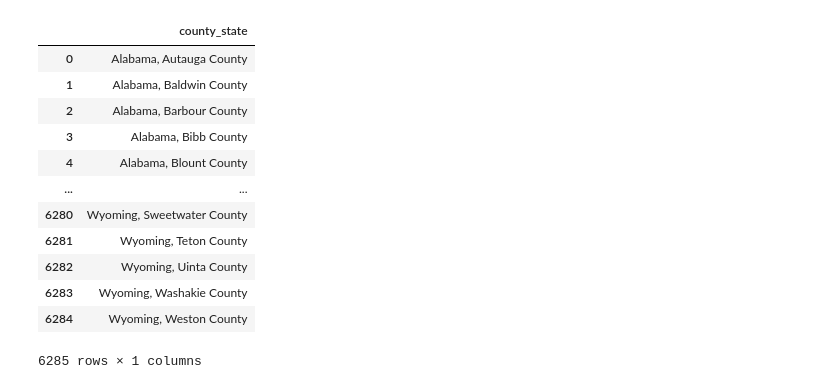
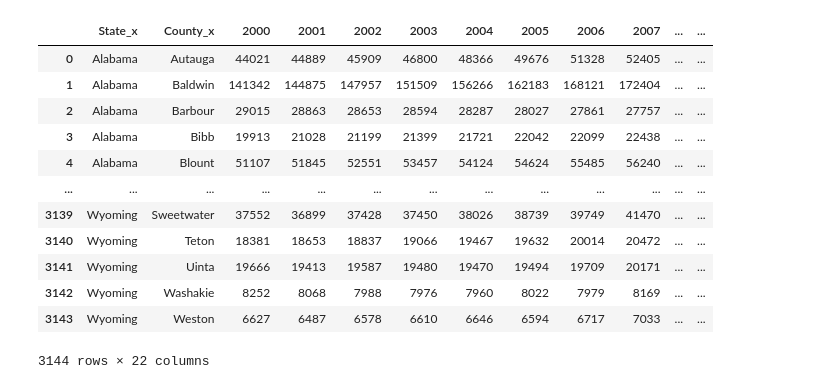
Before and after one commit to jennylynnramz/project1, a Jupyter notebook: Population Merge.ipynb, the cells around one changed output. Drawn from its saved outputs; the diff is of its cells as text; code cells hidden in the pictures.

```diff
--- a/Population Merge.ipynb
+++ b/Population Merge.ipynb
@@ -113,6 +113,6 @@ Population2000_loc
 3144 rows × 13 columns
 # %%
-Population2000.merge(Population2010, left_on='Location', right_on='Location', how='left')
+County_Population_Merge_2000_2016 = Population2000.merge(Population2010, left_on='Location', right_on='Location', how='left')
 
 #result = pd.concat([Population2010_loc, Population2000_loc], axis=1, sort=False)
 #result
@@ -143,16 +122,16 @@ location_list = pd.DataFrame(location_2000_2010, columns = ['county_state'])
-# %%
-location_list
-# %% [output]
-|  | county_state |
-| 0 | Alabama, Autauga County |
-| 1 | Alabama, Baldwin County |
-| 2 | Alabama, Barbour County |
-| 3 | Alabama, Bibb County |
-| 4 | Alabama, Blount County |
-| ... | ... |
-| 6280 | Wyoming, Sweetwater County |
-| 6281 | Wyoming, Teton County |
-| 6282 | Wyoming, Uinta County |
-| 6283 | Wyoming, Washakie County |
-| 6284 | Wyoming, Weston County |
-6285 rows × 1 columns
+# %%
+County_Population_Merge_2000_2016
+# %% [output]
+|  | State_x | County_x | 2000 | 2001 | 2002 | 2003 | 2004 | 2005 | 2006 | 2007 | ... | ... |
+| 0 | Alabama | Autauga | 44021 | 44889 | 45909 | 46800 | 48366 | 49676 | 51328 | 52405 | ... | ... |
+| 1 | Alabama | Baldwin | 141342 | 144875 | 147957 | 151509 | 156266 | 162183 | 168121 | 172404 | ... | ... |
+| 2 | Alabama | Barbour | 29015 | 28863 | 28653 | 28594 | 28287 | 28027 | 27861 | 27757 | ... | ... |
+| 3 | Alabama | Bibb | 19913 | 21028 | 21199 | 21399 | 21721 | 22042 | 22099 | 22438 | ... | ... |
+| 4 | Alabama | Blount | 51107 | 51845 | 52551 | 53457 | 54124 | 54624 | 55485 | 56240 | ... | ... |
+| ... | ... | ... | ... | ... | ... | ... | ... | ... | ... | ... | ... | ... |
+| 3139 | Wyoming | Sweetwater | 37552 | 36899 | 37428 | 37450 | 38026 | 38739 | 39749 | 41470 | ... | ... |
+| 3140 | Wyoming | Teton | 18381 | 18653 | 18837 | 19066 | 19467 | 19632 | 20014 | 20472 | ... | ... |
+| 3141 | Wyoming | Uinta | 19666 | 19413 | 19587 | 19480 | 19470 | 19494 | 19709 | 20171 | ... | ... |
+| 3142 | Wyoming | Washakie | 8252 | 8068 | 7988 | 7976 | 7960 | 8022 | 7979 | 8169 | ... | ... |
+| 3143 | Wyoming | Weston | 6627 | 6487 | 6578 | 6610 | 6646 | 6594 | 6717 | 7033 | ... | ... |
+3144 rows × 22 columns
```
Also changed, not shown: parts of 14 cells of this notebook, 11 other files.
